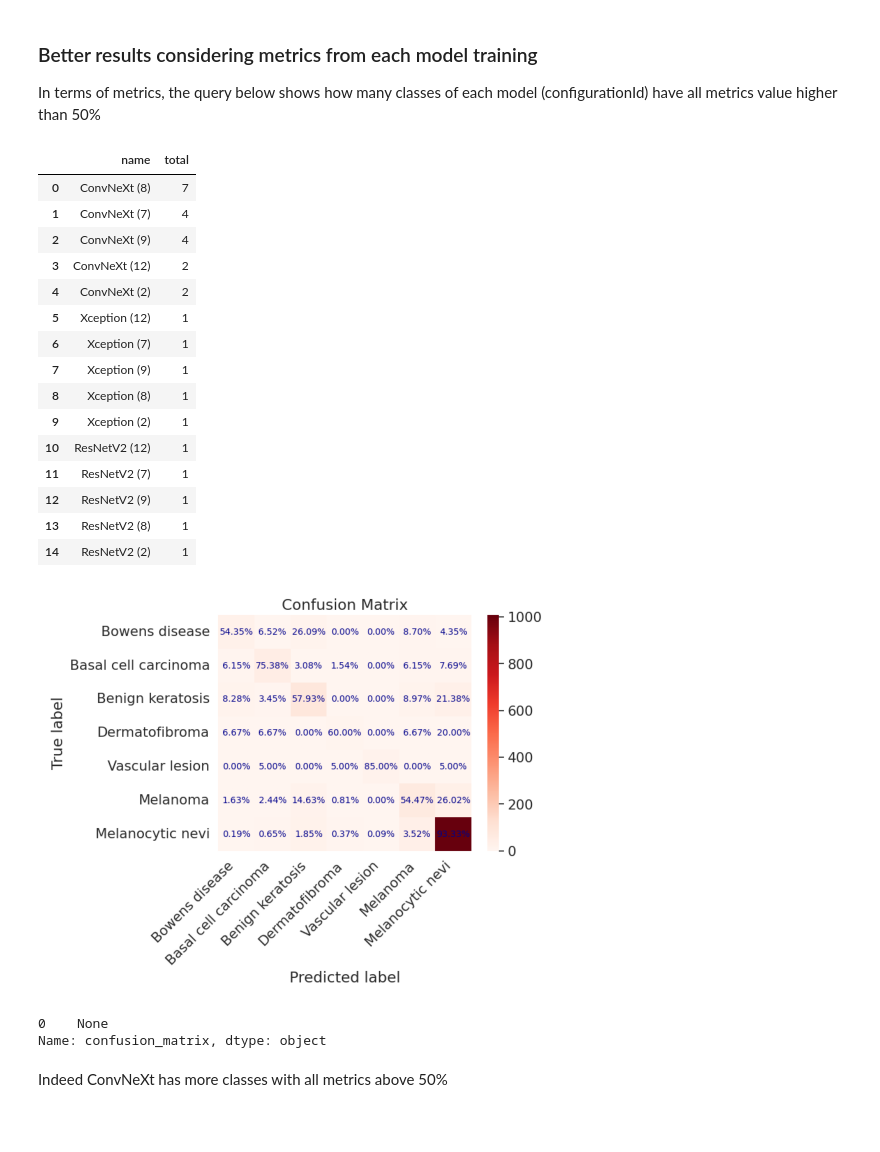
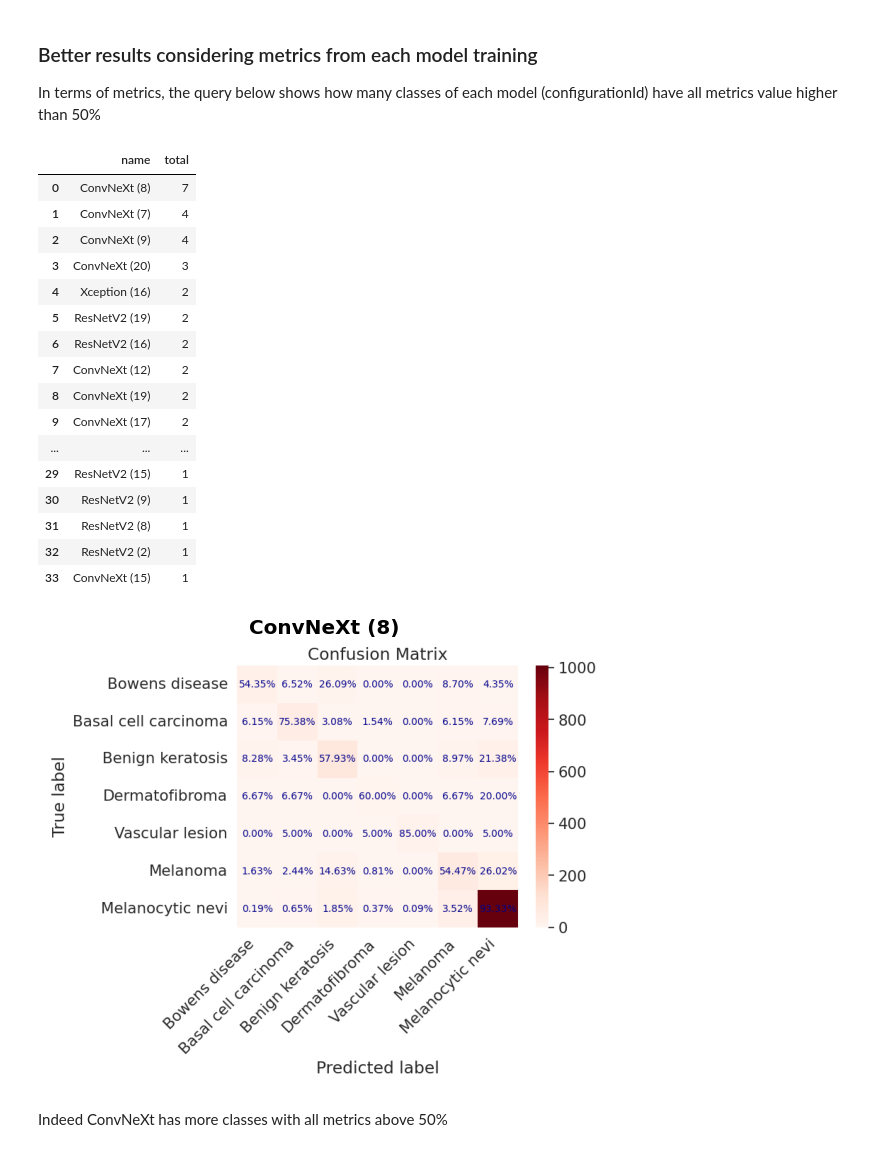
Before and after one commit to h-ssiqueira/SkinLesionAI, a Jupyter notebook: analysis/investigationTopics.ipynb, the cells around one changed output. Cells and saved outputs as stored; diff of their text form; code cells hidden in the pictures; blank space fills up the shorter version.

Commit message:
Better image visualization and GANs statistics

```diff
--- a/analysis/investigationTopics.ipynb
+++ b/analysis/investigationTopics.ipynb
@@ -2,12 +2,14 @@
 import sqlite3, matplotlib.pyplot as plt, pandas as pd, base64, io
 %matplotlib inline
 connection = sqlite3.connect('database.db')
+pd.set_option('display.max_rows', 500)
 
-def display_image(image_data):
-    decoded_image = io.BytesIO(base64.b64decode(image_data))
+def display_image(row, image_data):
+    decoded_image = io.BytesIO(base64.b64decode(row[image_data]))
     img = plt.imread(decoded_image, format='png')
-    plt.figure(figsize=(9, 9))
+    plt.figure(figsize=(10, 10))
     plt.imshow(img)
+    plt.title(f"{row['architecture']} ({row['configuration_id']})", fontsize=20, fontweight='bold')
     plt.axis('off')
     plt.show()
 # %% [markdown]
@@ -101,33 +105,33 @@ df
 | 0 | ConvNeXt (8) | 7 |
 | 1 | ConvNeXt (7) | 4 |
 | 2 | ConvNeXt (9) | 4 |
-| 3 | ConvNeXt (12) | 2 |
-| 4 | ConvNeXt (2) | 2 |
-| 5 | Xception (12) | 1 |
-| 6 | Xception (7) | 1 |
-| 7 | Xception (9) | 1 |
-| 8 | Xception (8) | 1 |
-| 9 | Xception (2) | 1 |
-| 10 | ResNetV2 (12) | 1 |
-| 11 | ResNetV2 (7) | 1 |
-| 12 | ResNetV2 (9) | 1 |
-| 13 | ResNetV2 (8) | 1 |
-| 14 | ResNetV2 (2) | 1 |
+| 3 | ConvNeXt (20) | 3 |
+| 4 | Xception (16) | 2 |
+| 5 | ResNetV2 (19) | 2 |
+| 6 | ResNetV2 (16) | 2 |
+| 7 | ConvNeXt (12) | 2 |
+| 8 | ConvNeXt (19) | 2 |
+| 9 | ConvNeXt (17) | 2 |
+| ... | ... | ... |
+| 29 | ResNetV2 (15) | 1 |
+| 30 | ResNetV2 (9) | 1 |
+| 31 | ResNetV2 (8) | 1 |
+| 32 | ResNetV2 (2) | 1 |
+| 33 | ConvNeXt (15) | 1 |
 # %%
 df = pd.read_sql_query("""
-    SELECT nb.confusion_matrix
+    SELECT nb.confusion_matrix, nb.architecture, nb.configuration_id
     FROM metrics AS met JOIN notebook AS nb
     ON met.notebook_id = nb.id
     WHERE met.precision > .5 and met.f1_score > .5 and met.roc_auc > .5 and met.specificity > .5 and met.recall > .5 and nb.accuracy > .5
     group by nb.name
     ORDER BY count(*) DESC
     LIMIT 1;
 """, connection)
-df['confusion_matrix'].apply(display_image)
+for id, row in df.iterrows():
+    display_image(row,'confusion_matrix')
 # %% [output]
-[figure, old version]
+[figure, new version]
-0    None
-Name: confusion_matrix, dtype: object
 # %% [markdown]
 Indeed ConvNeXt has more classes with all metrics above 50%
 # %% [markdown]
```
Also changed, not shown: parts of 11 cells of this notebook, 11 other files.
